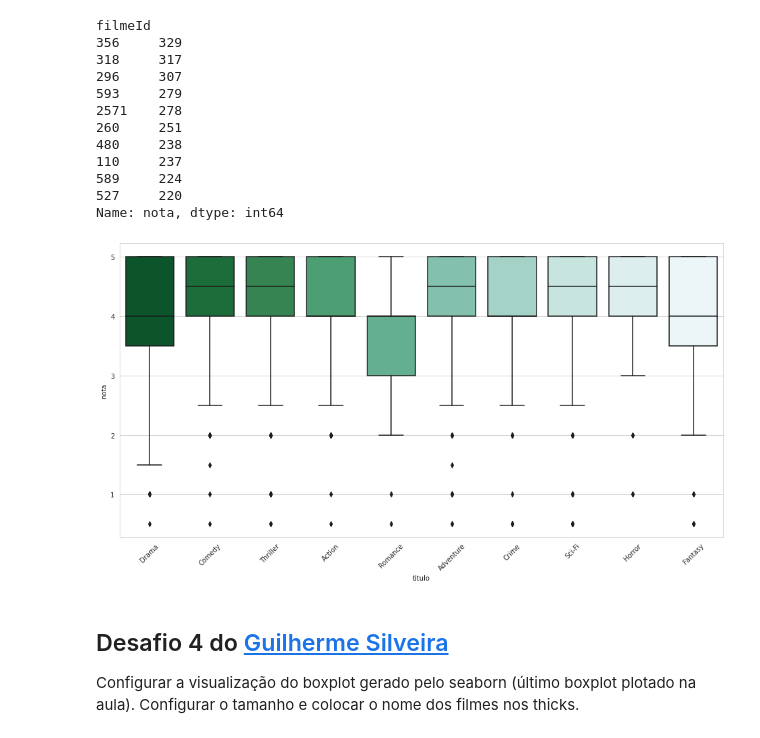
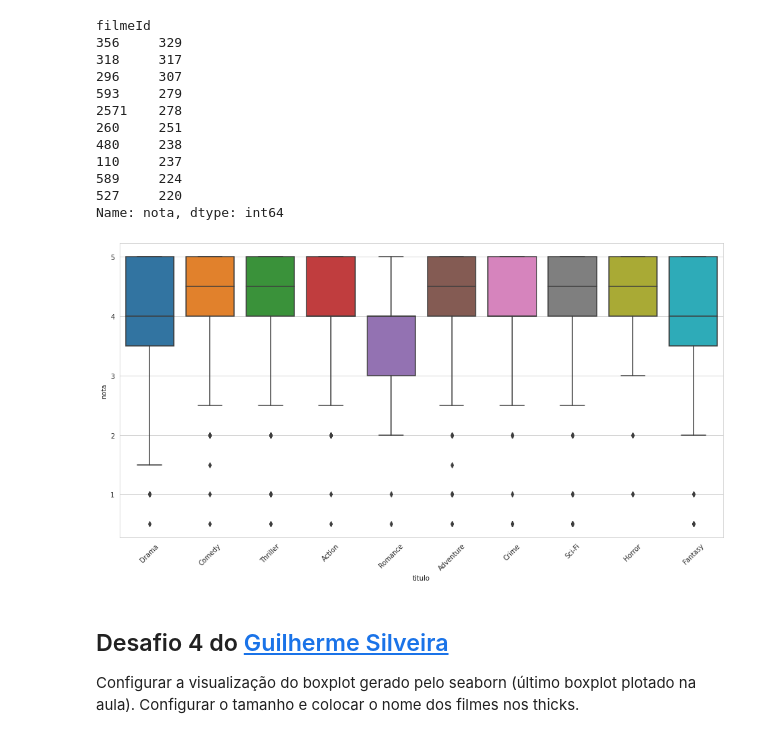
Before and after one commit to alexandreaquiles/quarentenadados, a Jupyter notebook: Alexandre_Aquiles_QuarentenaDados_aula02.ipynb, the cells around one changed output. Saved outputs shown, nothing was run; the diff lists cells and outputs as text; code cells hidden in the pictures.

```diff
--- a/Alexandre_Aquiles_QuarentenaDados_aula02.ipynb
+++ b/Alexandre_Aquiles_QuarentenaDados_aula02.ipynb
@@ -883,12 +883,11 @@ Name: nota, dtype: int64
 # %%
 avaliacoes_dos_filmes_mais_votados = avaliacoes.query(f"filmeId in {filmes_mais_votados.index.to_list()}").merge(filmes, on="filmeId")
 plt.figure(figsize=(16,8))
-boxplot = sns.boxplot(data = avaliacoes_dos_filmes_mais_votados, x ="titulo", y="nota",
-            palette=sns.color_palette("BuGn_r", n_colors=len(filmes_mais_votados)))
+boxplot = sns.boxplot(data = avaliacoes_dos_filmes_mais_votados, x ="titulo", y="nota")
 boxplot.set_xticklabels(barplot.get_xticklabels(),rotation=45)
 plt.show()
 # %% [output]
-[figure, old version]
+[figure, new version]
 # %% [markdown]
 ## Desafio 4 do [Guilherme Silveira](https://twitter.com/guilhermecaelum)
 
```
Also changed, not shown: parts of 26 cells of this notebook.
